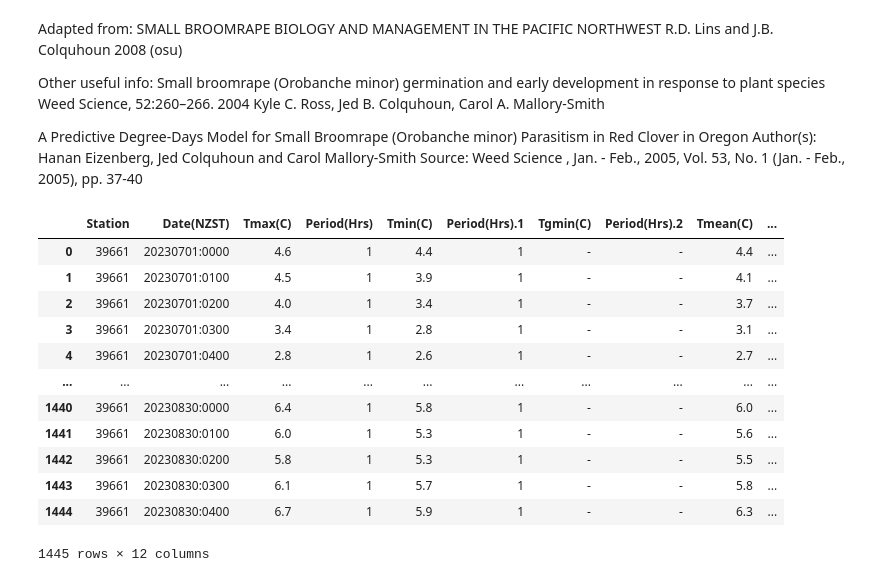
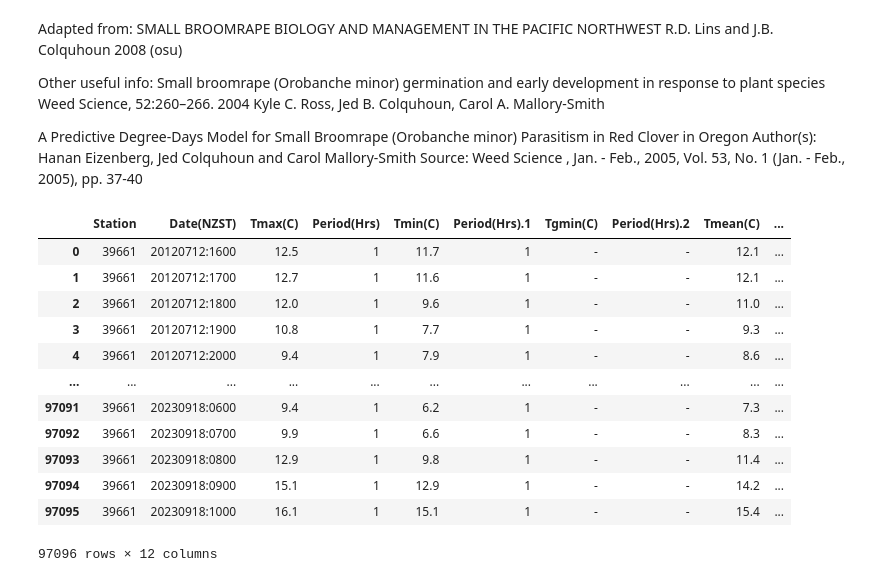
Before and after one commit to NicholasDaviesNZ/clover_smallbroomrape_model, a Jupyter notebook: SmallBroomRapeGDDmodel.ipynb, the cells around one changed output. Drawn from its saved outputs; the diff is of its cells as text; code cells hidden in the pictures.

```diff
--- a/SmallBroomRapeGDDmodel.ipynb
+++ b/SmallBroomRapeGDDmodel.ipynb
@@ -27,23 +27,24 @@ import datetime
 plt.rcParams['figure.figsize'] = [12, 8]
 plt.rcParams['figure.dpi'] = 100 # 200 e.g. is really fine, but slower
 
-weather_file = 'ChertseyDailyTemps.csv'
+weather_file = 'Chertsey_long_term_tmps.csv'#'ChertseyDailyTemps.csv'#'Chertsey_long_term_tmps.csv'
 # %%
-pd.read_csv(weather_file, skiprows=8, skipfooter=8, engine='python')
+#pd.read_csv(weather_file, skiprows=8, skipfooter=8, engine='python')
+pd.read_csv(weather_file, skiprows=8)
 # %% [output]
 |  | Station | Date(NZST) | Tmax(C) | Period(Hrs) | Tmin(C) | Period(Hrs).1 | Tgmin(C) | Period(Hrs).2 | Tmean(C) | ... |
-| 0 | 39661 | 20230701:0000 | 4.6 | 1 | 4.4 | 1 | - | - | 4.4 | ... |
-| 1 | 39661 | 20230701:0100 | 4.5 | 1 | 3.9 | 1 | - | - | 4.1 | ... |
-| 2 | 39661 | 20230701:0200 | 4.0 | 1 | 3.4 | 1 | - | - | 3.7 | ... |
-| 3 | 39661 | 20230701:0300 | 3.4 | 1 | 2.8 | 1 | - | - | 3.1 | ... |
-| 4 | 39661 | 20230701:0400 | 2.8 | 1 | 2.6 | 1 | - | - | 2.7 | ... |
+| 0 | 39661 | 20120712:1600 | 12.5 | 1 | 11.7 | 1 | - | - | 12.1 | ... |
+| 1 | 39661 | 20120712:1700 | 12.7 | 1 | 11.6 | 1 | - | - | 12.1 | ... |
+| 2 | 39661 | 20120712:1800 | 12.0 | 1 | 9.6 | 1 | - | - | 11.0 | ... |
+| 3 | 39661 | 20120712:1900 | 10.8 | 1 | 7.7 | 1 | - | - | 9.3 | ... |
+| 4 | 39661 | 20120712:2000 | 9.4 | 1 | 7.9 | 1 | - | - | 8.6 | ... |
 | ... | ... | ... | ... | ... | ... | ... | ... | ... | ... | ... |
-| 1440 | 39661 | 20230830:0000 | 6.4 | 1 | 5.8 | 1 | - | - | 6.0 | ... |
-| 1441 | 39661 | 20230830:0100 | 6.0 | 1 | 5.3 | 1 | - | - | 5.6 | ... |
-| 1442 | 39661 | 20230830:0200 | 5.8 | 1 | 5.3 | 1 | - | - | 5.5 | ... |
-| 1443 | 39661 | 20230830:0300 | 6.1 | 1 | 5.7 | 1 | - | - | 5.8 | ... |
-| 1444 | 39661 | 20230830:0400 | 6.7 | 1 | 5.9 | 1 | - | - | 6.3 | ... |
+| 97091 | 39661 | 20230918:0600 | 9.4 | 1 | 6.2 | 1 | - | - | 7.3 | ... |
+| 97092 | 39661 | 20230918:0700 | 9.9 | 1 | 6.6 | 1 | - | - | 8.3 | ... |
+| 97093 | 39661 | 20230918:0800 | 12.9 | 1 | 9.8 | 1 | - | - | 11.4 | ... |
+| 97094 | 39661 | 20230918:0900 | 15.1 | 1 | 12.9 | 1 | - | - | 14.2 | ... |
+| 97095 | 39661 | 20230918:1000 | 16.1 | 1 | 15.1 | 1 | - | - | 15.4 | ... |
-1445 rows × 12 columns
+97096 rows × 12 columns
 # %%
 
 def loadData():
```
Also changed, not shown: parts of 2 cells of this notebook, 3 other files.
